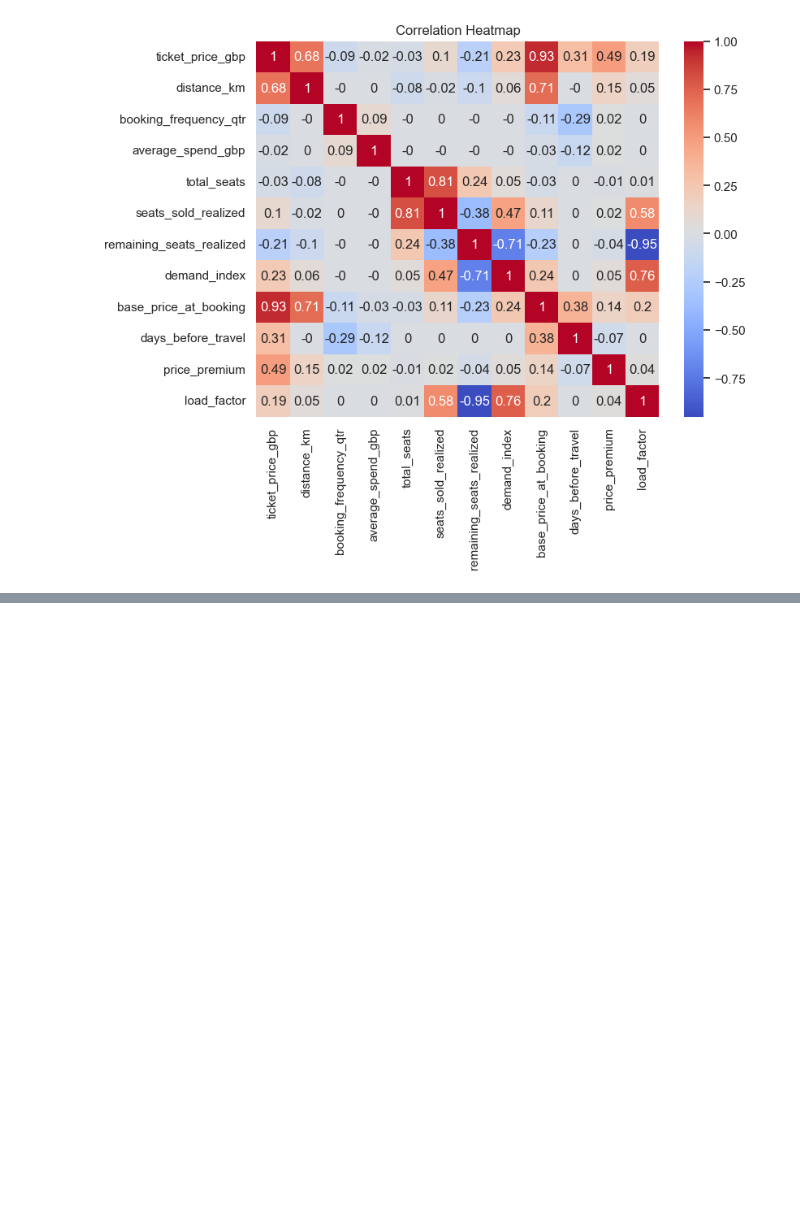
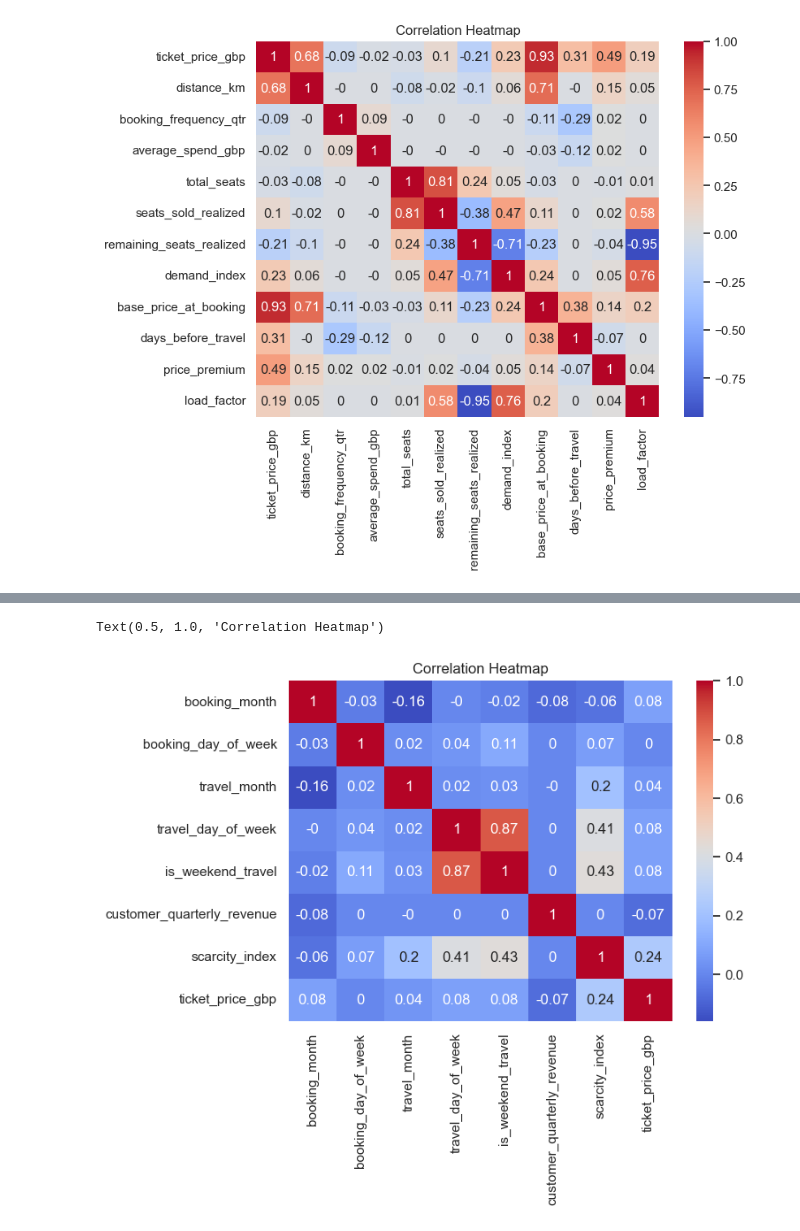
Before and after one commit to Ceejay-user/train-ticket-pricing, a Jupyter notebook: preprocessing/data-cleaning.ipynb, the cells around one changed output, grey strips where cells are left out. Saved outputs shown, nothing was run; the diff lists cells and outputs as text; code cells hidden in the pictures; blank space fills up the shorter version.

```diff
--- a/preprocessing/data-cleaning.ipynb
+++ b/preprocessing/data-cleaning.ipynb
@@ -281,0 +330,15 @@ plt.show()
+# %%
+engineered_features = ['booking_month', 'booking_day_of_week', 'travel_month', 'travel_day_of_week', 'is_weekend_travel', 'customer_quarterly_revenue',\
+                       'scarcity_index']
+
+engineered_vs_target = [*engineered_features, 'ticket_price_gbp']
+
+engineered_vs_target_df = data[engineered_vs_target]
+
+engineered_vs_target_corr = engineered_vs_target_df.corr().round(2)
+plt.figure(figsize=(7, 5))
+sns.heatmap(data=engineered_vs_target_corr, annot=True, cmap='coolwarm')
+plt.title('Correlation Heatmap')
+# %% [output]
+Text(0.5, 1.0, 'Correlation Heatmap')
+[figure, added]
```
Also changed, not shown: parts of 11 cells of this notebook, 2 other files.
